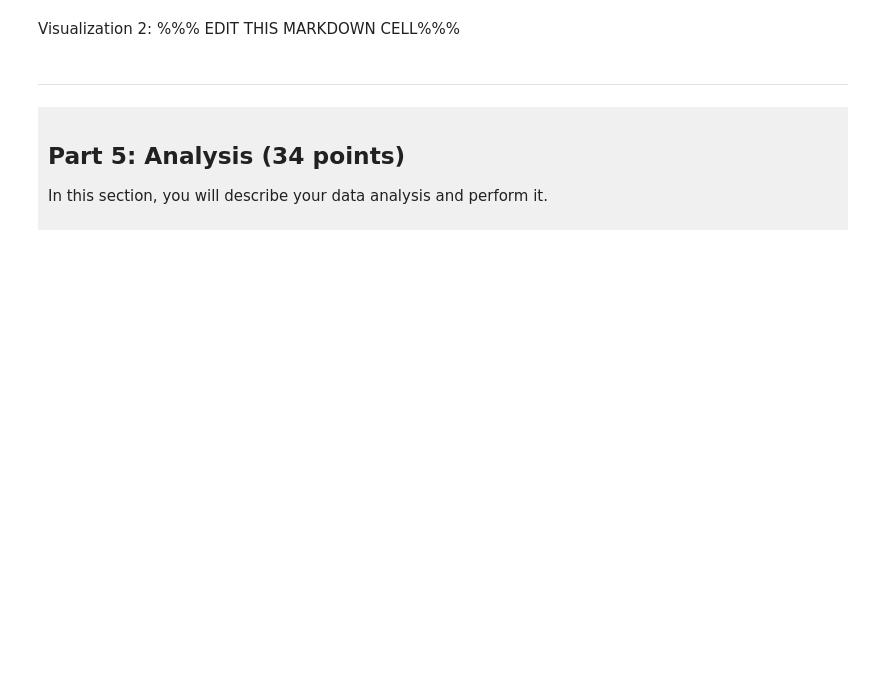
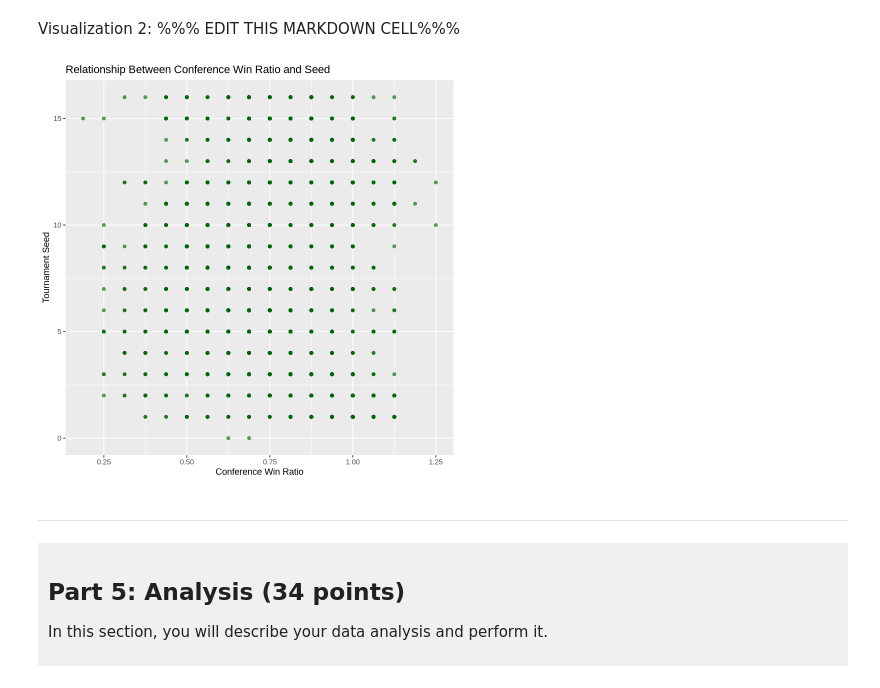
Before and after one commit to rudanz07/dsci-100-project-rudan_zheng, a Jupyter notebook: dsci-100-project-notebook.ipynb, the cells around one changed output. Saved outputs shown, nothing was run; the diff lists cells and outputs as text; code cells hidden in the pictures; blank space fills up the shorter version.

```diff
--- a/dsci-100-project-notebook.ipynb
+++ b/dsci-100-project-notebook.ipynb
@@ -314,7 +386,13 @@ Visualization 1: %%% EDIT THIS MARKDOWN CELL%%%
 # %% [markdown]
 Visualization 2: %%% EDIT THIS MARKDOWN CELL%%%
 # %%
-### EDIT THIS CODE CELL FOR VISUALIZATION 2###
+ggplot(tidy_bball, aes(x = conf_win_ratio, y = seed)) +
+    geom_point(alpha = 0.6, color = "darkgreen") +
+    labs(title = "Relationship Between Conference Win Ratio and Seed",
+         x = "Conference Win Ratio",
+         y = "Tournament Seed")
+# %% [output]
+[figure, added]
 # %% [markdown]
 ------
 # %% [markdown]
```
Also changed, not shown: parts of 8 cells of this notebook.
